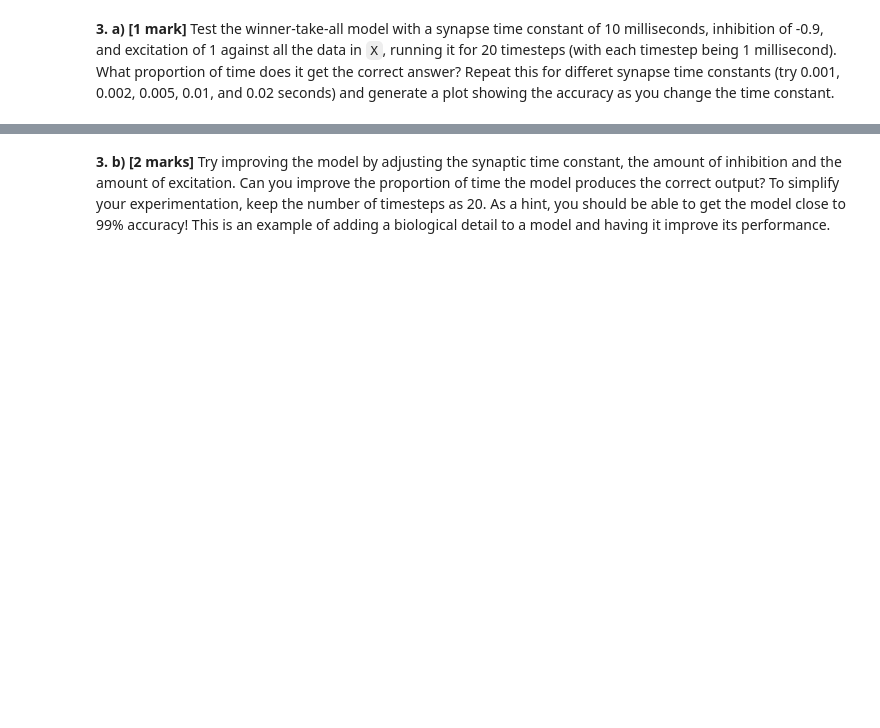
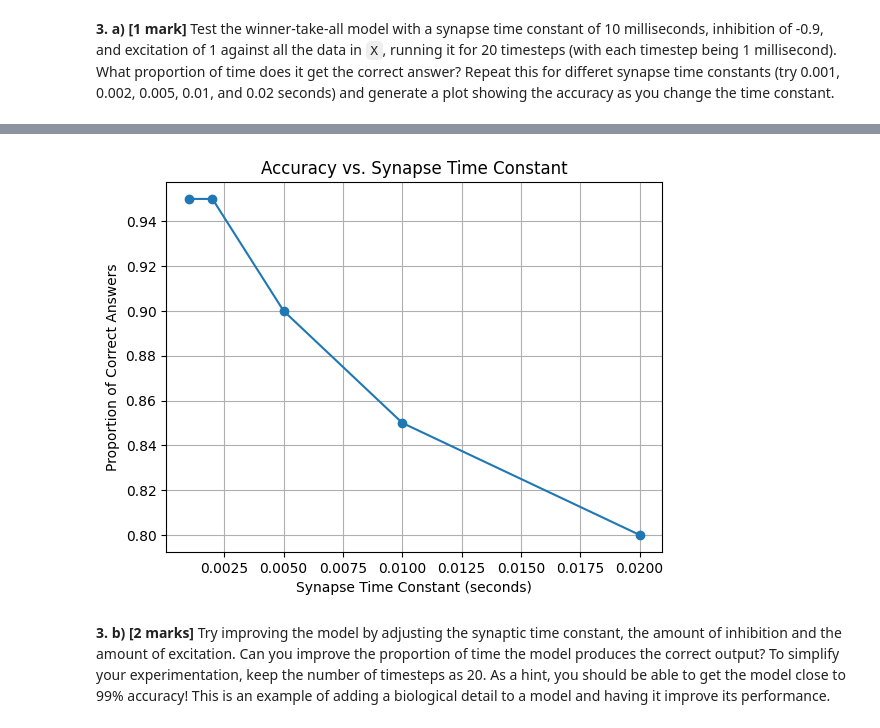
Before and after one commit to mr-nudo/neuronModels1, a Jupyter notebook: syde552_file_(4).ipynb, the cells around one changed output, grey strips where cells are left out. Drawn from its saved outputs; the diff is of its cells as text; code cells hidden in the pictures; blank space fills up the shorter version.

```diff
--- a/syde552_file_(4).ipynb
+++ b/syde552_file_(4).ipynb
@@ -877,2 +802,53 @@ Synapse Time Constant: 0.02 Proportion of Correct Predictions: 0.0
+# %%
+import numpy as np
+import matplotlib.pyplot as plt
+
+# Given parameters
+inhibition = -0.9
+excitation = 1
+timesteps = 20
+dt = 0.001  # 1 millisecond timestep
+
+# Function to simulate winner-take-all model with synapse
+def winner_take_all_synapse(tau):
+    alpha = 1 - np.exp(-dt / tau)
+    record = []
+    correct_count = 0
+
+    # Initializations
+    N = len(X[0])  # Assuming X is a 2D array with shape (num_samples, num_features)
+    activity_syn = np.zeros(N)
+
+    for i in range(timesteps):
+        activity = np.clip(X + np.dot(activity_syn, excitation), 0, 1)
+        activity_syn = activity_syn + alpha * (activity - activity_syn)
+
+        # Check correctness
+        max_index = np.argmax(activity)
+        if max_index == 0:  # Assuming the correct answer is always the first neuron
+            correct_count += 1
+
+        record.append(activity_syn)
+
+    return correct_count / timesteps
+
+# Synapse time constants to test
+synapse_time_constants = [0.001, 0.002, 0.005, 0.01, 0.02]
+accuracy_results = []
+
+# Test the model for each synapse time constant
+for tau in synapse_time_constants:
+    accuracy = winner_take_all_synapse(tau)
+    accuracy_results.append(accuracy)
+
+# Plot accuracy vs. synapse time constant
+plt.plot(synapse_time_constants, accuracy_results, marker='o')
+plt.xlabel('Synapse Time Constant (seconds)')
+plt.ylabel('Proportion of Correct Answers')
+plt.title('Accuracy vs. Synapse Time Constant')
+plt.grid(True)
+plt.show()
+# %% [output]
+[figure, added]
 # %% [markdown]
 **3. b) [2 marks]** Try improving the model by adjusting the synaptic time constant, the amount of inhibition and the amount of excitation.  Can you improve the proportion of time the model produces the correct output?  To simplify your experimentation, keep the number of timesteps as 20.  As a hint, you should be able to get the model close to 99% accuracy!  This is an example of adding a biological detail to a model and having it improve its performance.
```
Also changed, not shown: parts of 13 cells of this notebook.
